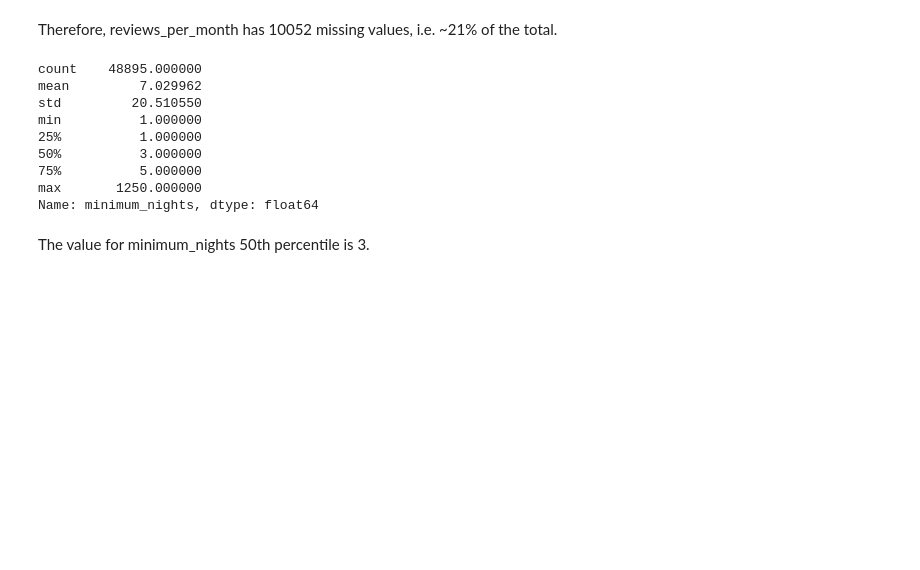
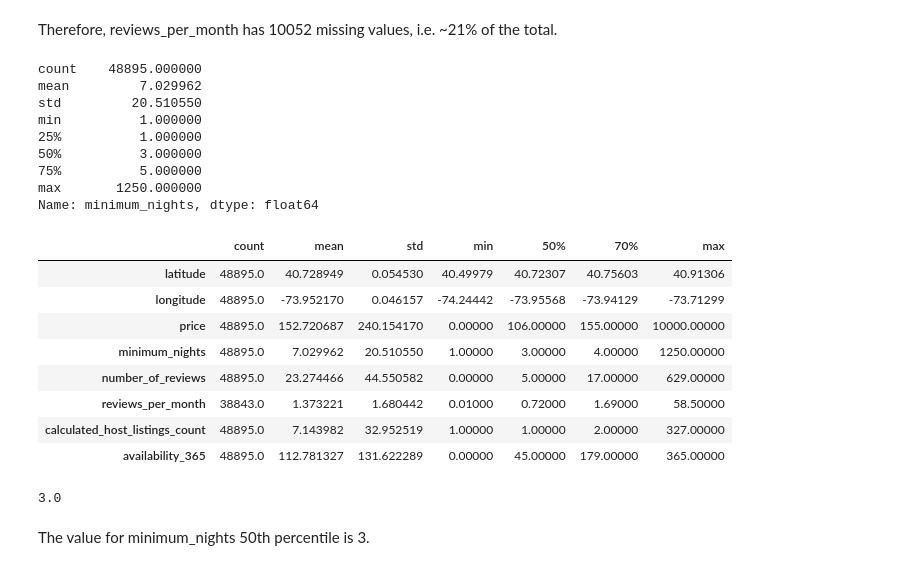
Before and after one commit to RickyMcMaster/pub_portfolio, a Jupyter notebook: mlz/02-regression/MLZ-Assignment2.ipynb, the cells around one changed output. Cells and saved outputs as stored; diff of their text form; code cells hidden in the pictures; blank space fills up the shorter version.

```diff
--- a/mlz/02-regression/MLZ-Assignment2.ipynb
+++ b/mlz/02-regression/MLZ-Assignment2.ipynb
@@ -107,17 +130,31 @@ dtype: int64
 # %% [markdown]
 Therefore, reviews_per_month has 10052 missing values, i.e. ~21% of the total.
-# %%
-df.minimum_nights.describe()
-# %% [output]
-count    48895.000000
-mean         7.029962
-std         20.510550
-min          1.000000
-25%          1.000000
-50%          3.000000
-75%          5.000000
-max       1250.000000
-Name: minimum_nights, dtype: float64
+# %%
+df.minimum_nights.describe()
+# From course:
+df.describe(percentiles=[.5, .7]).T
+# Or
+np.median(df.minimum_nights)
+# %% [output]
+count    48895.000000
+mean         7.029962
+std         20.510550
+min          1.000000
+25%          1.000000
+50%          3.000000
+75%          5.000000
+max       1250.000000
+Name: minimum_nights, dtype: float64
+|  | count | mean | std | min | 50% | 70% | max |
+| latitude | 48895.0 | 40.728949 | 0.054530 | 40.49979 | 40.72307 | 40.75603 | 40.91306 |
+| longitude | 48895.0 | -73.952170 | 0.046157 | -74.24442 | -73.95568 | -73.94129 | -73.71299 |
+| price | 48895.0 | 152.720687 | 240.154170 | 0.00000 | 106.00000 | 155.00000 | 10000.00000 |
+| minimum_nights | 48895.0 | 7.029962 | 20.510550 | 1.00000 | 3.00000 | 4.00000 | 1250.00000 |
+| number_of_reviews | 48895.0 | 23.274466 | 44.550582 | 0.00000 | 5.00000 | 17.00000 | 629.00000 |
+| reviews_per_month | 38843.0 | 1.373221 | 1.680442 | 0.01000 | 0.72000 | 1.69000 | 58.50000 |
+| calculated_host_listings_count | 48895.0 | 7.143982 | 32.952519 | 1.00000 | 1.00000 | 2.00000 | 327.00000 |
+| availability_365 | 48895.0 | 112.781327 | 131.622289 | 0.00000 | 45.00000 | 179.00000 | 365.00000 |
+3.0
 # %% [markdown]
 The value for minimum_nights 50th percentile is 3.
 # %% [markdown]
```
Also changed, not shown: parts of 2 cells of this notebook.
